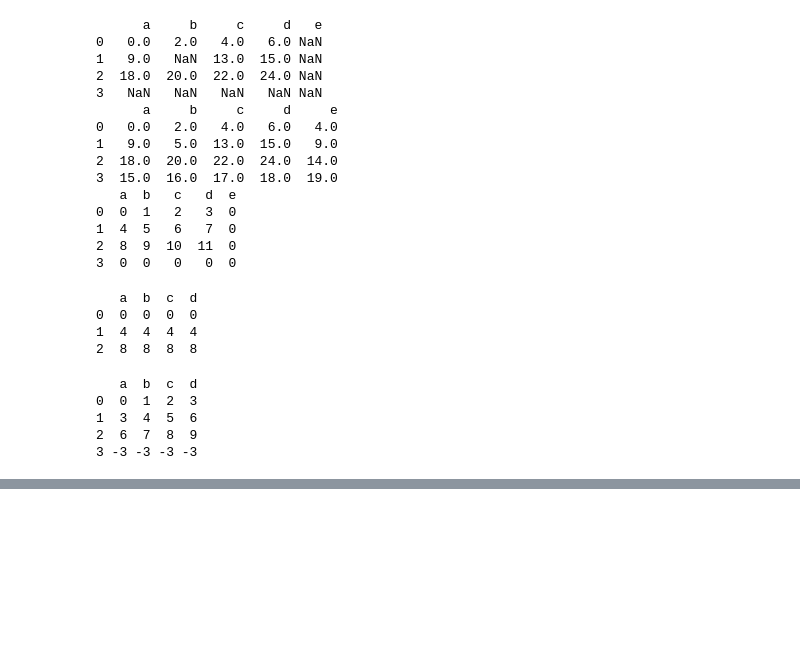
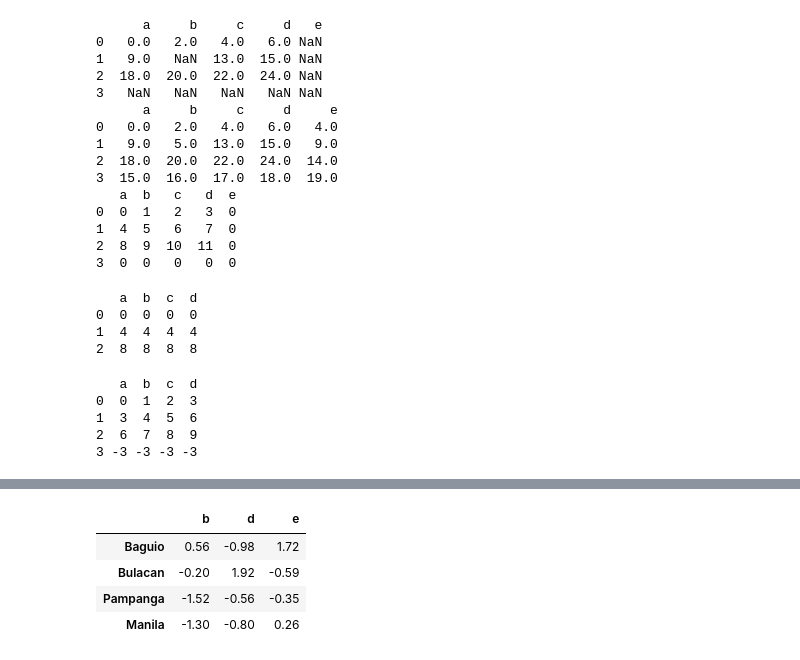
Before and after one commit to kebsolarte/private_playground, a Jupyter notebook: py4da_mckinney/py4da_pandas.ipynb, the cells around one changed output, grey strips where cells are left out. Drawn from its saved outputs; the diff is of its cells as text; code cells hidden in the pictures; blank space fills up the shorter version.

Commit message:
Continued learning pandas

```diff
--- a/py4da_mckinney/py4da_pandas.ipynb
+++ b/py4da_mckinney/py4da_pandas.ipynb
@@ -433,3 +433,16 @@ print(diff2)
 1  3  4  5  6
 2  6  7  8  9
 3 -3 -3 -3 -3
+# %%
+# Function application and mapping
+frame = pd.DataFrame(
+    np.random.standard_normal((4,3)),
+    columns=list('bed'),
+    index=['Baguio', 'Bulacan', 'Pampanga', 'Manila']
+)
+
+print(frame)
+
+# NP ufuncs also work with pandas objects
+frame2 = np.abs(frame)
+print(frame2)
@@ -435,0 +505,15 @@ print(diff2)
+# %%
+# Functions for element-wise execution, use applymap
+def format(x):
+    return f'{x:.2f}'
+
+frame.applymap(format)
+
+# Modern implementation use map method, which yields the same output
+frame.map(format)
+# %% [output]
+|  | b | d | e |
+| Baguio | 0.56 | -0.98 | 1.72 |
+| Bulacan | -0.20 | 1.92 | -0.59 |
+| Pampanga | -1.52 | -0.56 | -0.35 |
+| Manila | -1.30 | -0.80 | 0.26 |
```
Also changed, not shown: parts of 17 cells of this notebook.
